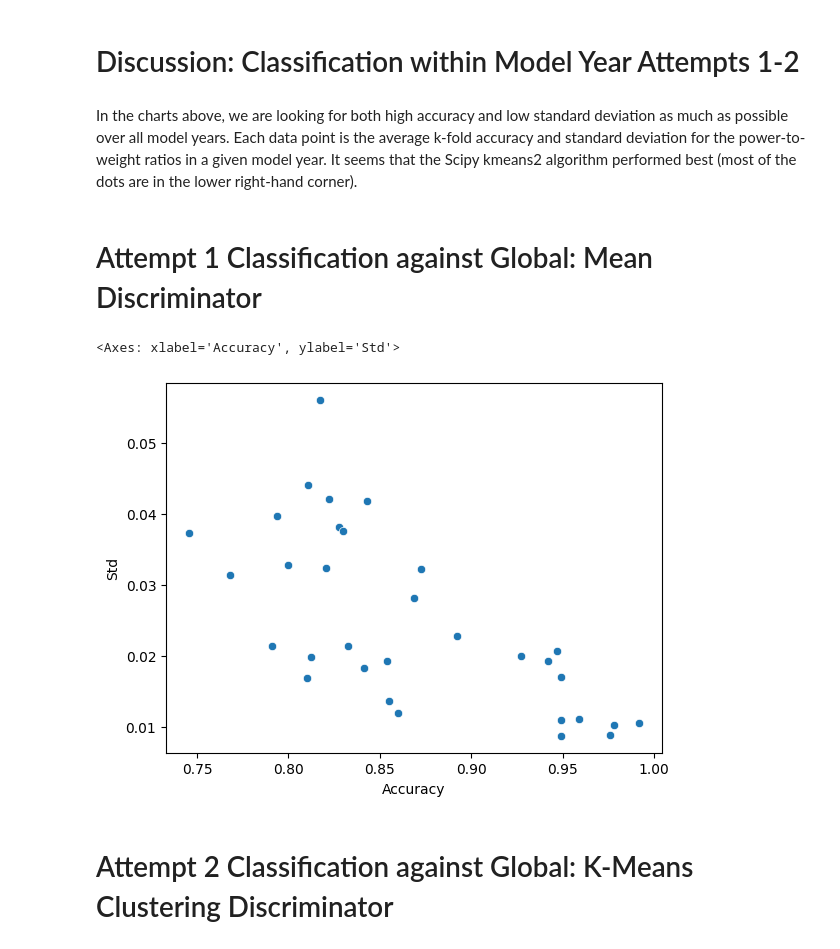
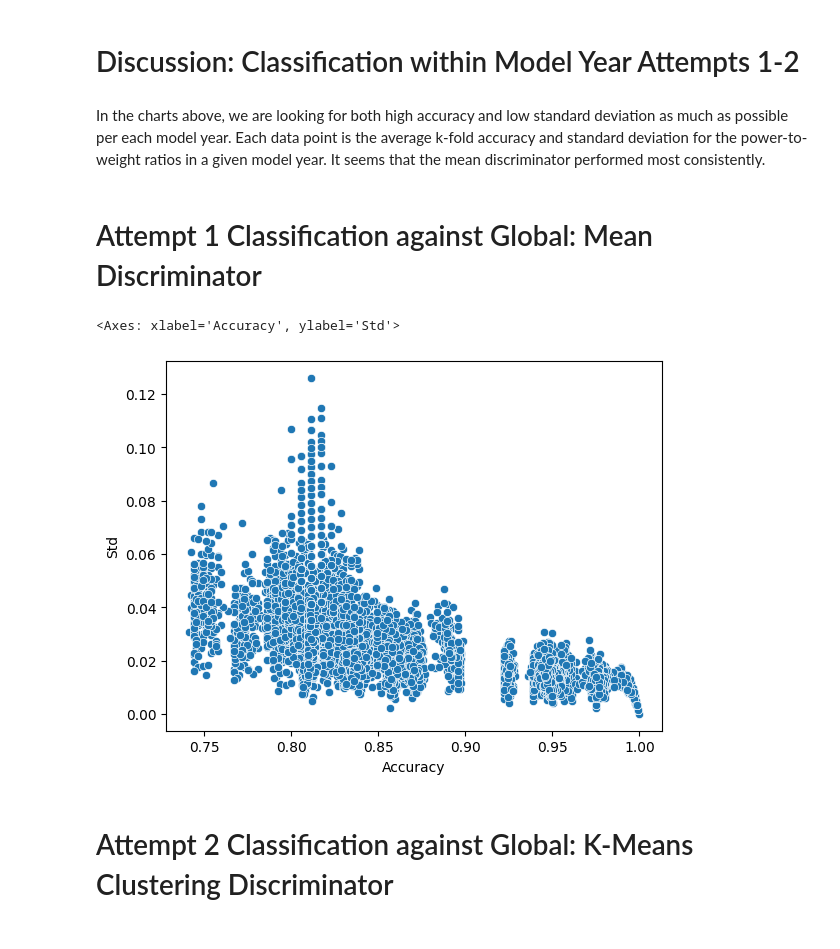
Before and after one commit to alexdconf/vehicles-power-to-weight, a Jupyter notebook: analysis/objective2_analysis.ipynb, the cells around one changed output. Saved outputs shown, nothing was run; the diff lists cells and outputs as text; code cells hidden in the pictures.

```diff
--- a/analysis/objective2_analysis.ipynb
+++ b/analysis/objective2_analysis.ipynb
@@ -60,6 +60,7 @@ K = 2
 HIGH = 1
 LOW = 0
 NUM_FOLDS = 7
+NUM_ITERATIONS = 200
 
 MODEL_YEAR = "model_year"
 MATCH_MODEL_YEAR = re.compile(r"[0-9]{4}")
@@ -69,7 +70,7 @@ print(np.sum(MODEL_YEARS == None))  # check if regex matches every row
 MODEL_YEARS = MODEL_YEARS.unique()
 print(MODEL_YEARS)
 
-df = df.sample(frac=1)
+# df = df.sample(frac=1)
 # %% [output]
 0
 ['1997' '1998' '1999' '2001' '2002' '2003' '2013' '2014' '2015' '2016'
@@ -180,51 +191,55 @@ sns.scatterplot(df_plot, x="Accuracy", y="Std")
 # %% [markdown]
 # Discussion: Classification within Model Year Attempts 1-2
 # %% [markdown]
-In the charts above, we are looking for both high accuracy and low standard deviation as much as possible over all model years. Each data point is the average k-fold accuracy and standard deviation for the power-to-weight ratios in a given model year. It seems that the Scipy kmeans2 algorithm performed best (most of the dots are in the lower right-hand corner).
+In the charts above, we are looking for both high accuracy and low standard deviation as much as possible per each model year. Each data point is the average k-fold accuracy and standard deviation for the power-to-weight ratios in a given model year. It seems that the mean discriminator performed most consistently.
 # %% [markdown]
 # Attempt 1 Classification against Global: Mean Discriminator
 # %%
-mean_reference = mean_inference(df[SPECS1], np.mean(df[SPECS1]))
+metrics_by_model_year = {}
+for i in range(NUM_ITERATIONS):
+    df = df.sample(frac=1)
+    mean_reference = mean_inference(df[SPECS1], np.mean(df[SPECS1]))
+    for year in MODEL_YEARS:
+        df2 = df[df[MODEL_YEAR] == year]
+        LENGTH = len(df2)
+        if LENGTH < NUM_FOLDS:
+            continue
 
-metrics_by_model_year = {}
-for year in MODEL_YEARS:
-    df2 = df[df[MODEL_YEAR] == year]
-    LENGTH = len(df2)
-    if LENGTH <= 2:
-        continue
+        metrics = {}
+        for i in range(NUM_FOLDS):
+            test = df2.iloc[int(np.floor(LENGTH/NUM_FOLDS)*i):int(np.floor(LENGTH/NUM_FOLDS)*(i+1))]
+            train_values = df2[~df2.index.isin(test.index)][SPECS1]
 
-    metrics = {}
-    for i in range(NUM_FOLDS):
-        test = df2.iloc[int(np.floor(LENGTH/NUM_FOLDS)*i):int(np.floor(LENGTH/NUM_FOLDS)*(i+1))]
-        train_values = df2[~df2.index.isin(test.index)][SPECS1]
+            mean = np.mean(train_values)
+            test_inferred = mean_inference(test[SPECS1], mean)
+            mean_reference_test_view = mean_reference[mean_reference.index.isin(test.index.values)]
 
-        mean = np.mean(train_values)
-        test_inferred = mean_inference(test[SPECS1], mean)
-        mean_reference_test_view = mean_reference[mean_reference.index.isin(test.index.values)]
+            # positive class is HIGH
+            tp = np.sum([True for x,y in zip(test_inferred,mean_reference_test_view) if x == y and x == HIGH])
+            tn = np.sum([True for x,y in zip(test_inferred,mean_reference_test_view) if x == y and x == LOW])
+            fp = np.sum([True for x,y in zip(test_inferred,mean_reference_test_view) if x != y and x == HIGH])
+            fn = np.sum([True for x,y in zip(test_inferred,mean_reference_test_view) if x != y and x == LOW])
 
-        # positive class is HIGH
-        tp = np.sum([True for x,y in zip(test_inferred,mean_reference_test_view) if x == y and x == HIGH])
-        tn = np.sum([True for x,y in zip(test_inferred,mean_reference_test_view) if x == y and x == LOW])
-        fp = np.sum([True for x,y in zip(test_inferred,mean_reference_test_view) if x != y and x == HIGH])
-        fn = np.sum([True for x,y in zip(test_inferred,mean_reference_test_view) if x != y and x == LOW])
-
-        metrics[str(i)] = [tp, tn, fp, fn]
-    metrics_by_model_year[year] = metrics
+            metrics[str(i)] = [tp, tn, fp, fn]
+        if year not in metrics_by_model_year:
+            metrics_by_model_year[year] = []
+        metrics_by_model_year[year].append(metrics)
 
 metric_data_for_plot = []
-for year, metric in metrics_by_model_year.items():
-    accuracies = []
-    for key, val in metric.items():
-        accuracies.append((val[0]+val[1])/np.sum(val))
-    mean_accuracy_overall = np.mean(accuracies)
-    mean_std_overall = np.std(accuracies)
-    metric_data_for_plot.append((year, mean_accuracy_overall,mean_std_overall))
-df_plot = pd.DataFrame(metric_data_for_plot, columns=[MODEL_YEAR, "Accuracy", "Std"])
+for year, metrics in metrics_by_model_year.items():
+    for metric in metrics:
+        accuracies = []
+        for key, val in metric.items():
+            accuracies.append((val[0]+val[1])/np.sum(val))
+        mean_accuracy_overall = np.mean(accuracies)
+        mean_std_overall = np.std(accuracies)
+        metric_data_for_plot.append((mean_accuracy_overall,mean_std_overall))
+df_plot = pd.DataFrame(metric_data_for_plot, columns=["Accuracy", "Std"])
 
 sns.scatterplot(df_plot, x="Accuracy", y="Std")
 # %% [output]
 <Axes: xlabel='Accuracy', ylabel='Std'>
-[figure, old version]
+[figure, new version]
 # %% [markdown]
 # Attempt 2 Classification against Global: K-Means Clustering Discriminator
 # %% [markdown]
```
Also changed, not shown: parts of 5 cells of this notebook.
